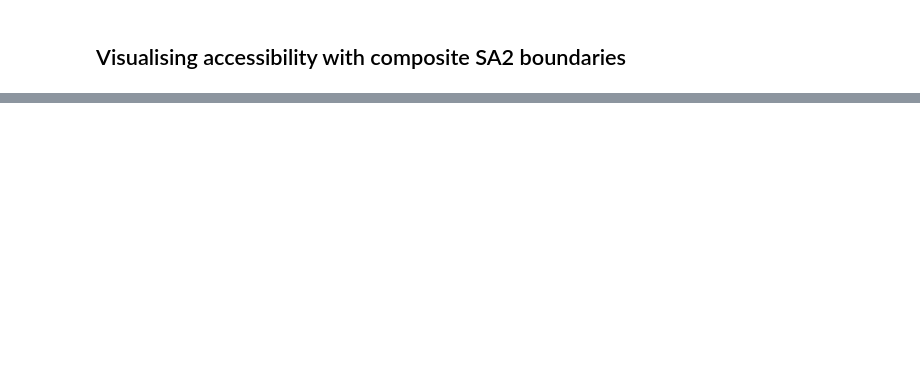
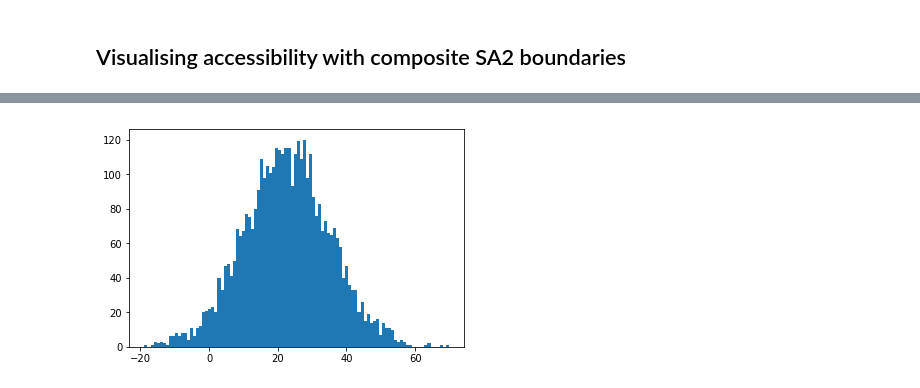
Before and after one commit to shriv/accessibility-series, a Jupyter notebook: Visualising accessibility by suburb.ipynb, the cells around one changed output, grey strips where cells are left out. Cells and saved outputs as stored; diff of their text form; code cells hidden in the pictures; blank space fills up the shorter version.

```diff
--- a/Visualising accessibility by suburb.ipynb
+++ b/Visualising accessibility by suburb.ipynb
@@ -373,0 +411,4 @@ NameError: name 'wlg_area_units' is not defined
+# %%
+plt.hist(karori_fit['y_pred'], bins=100);
+# %% [output]
+[figure, added]
```
Also changed, not shown: parts of 26 cells of this notebook.
